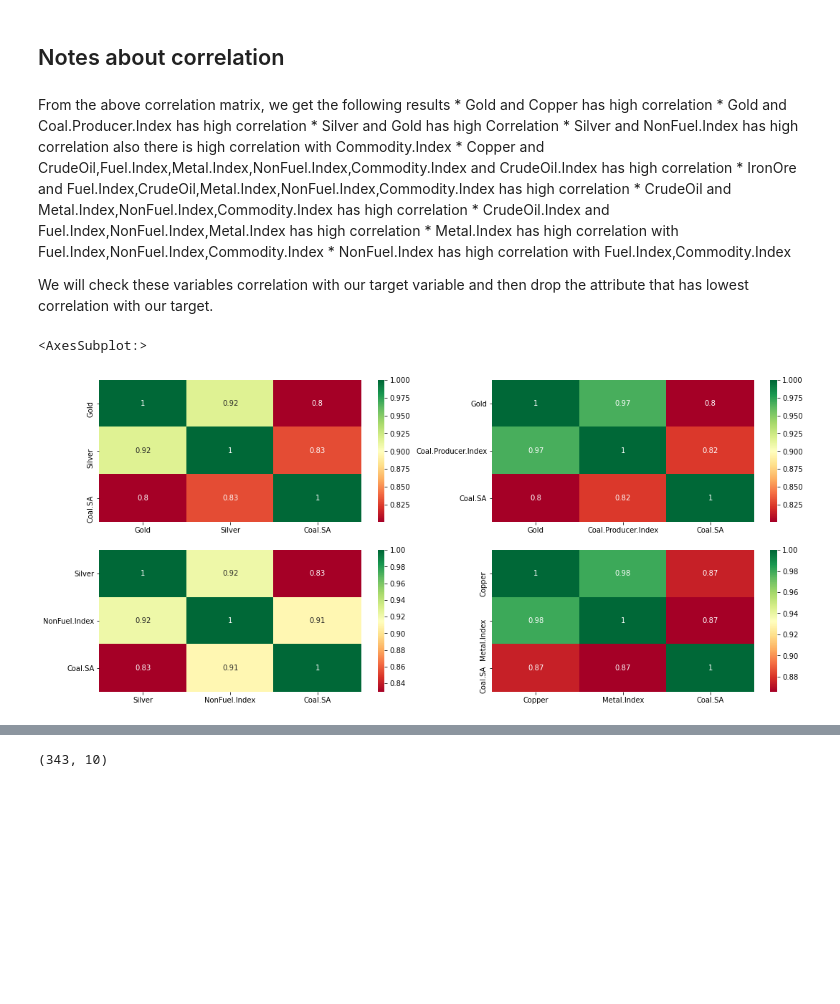
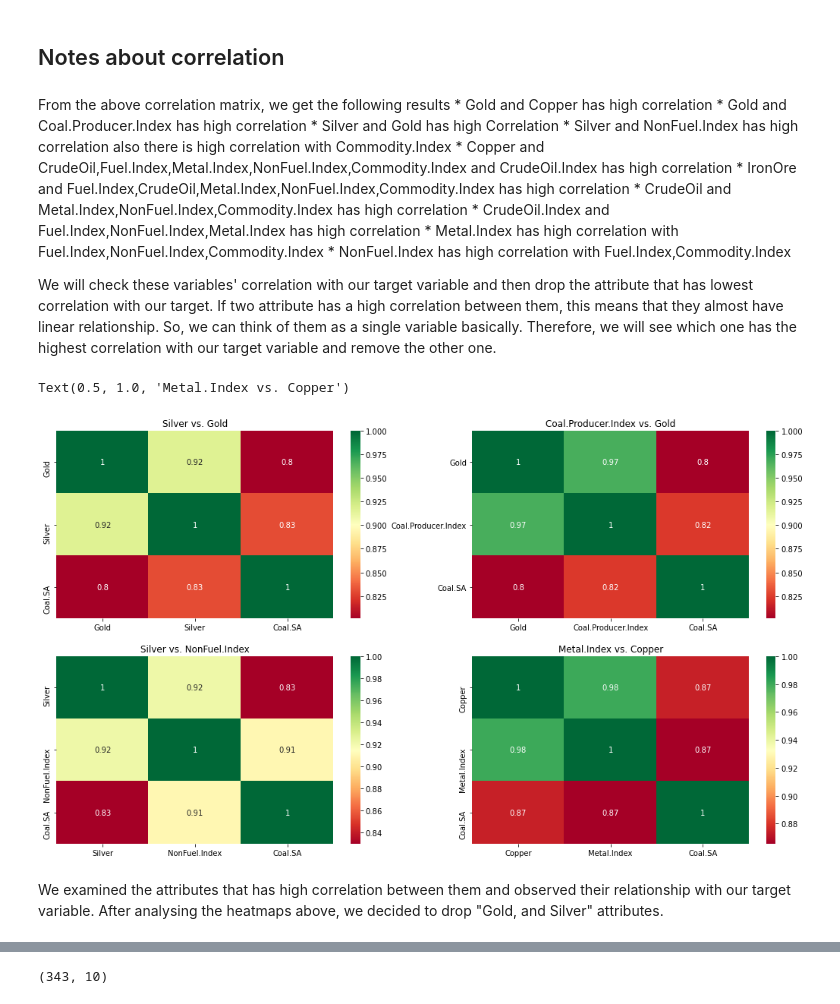
Before and after one commit to kartikeysharma95UZH/Big-Data-Analytics, a Jupyter notebook: ARIMA.ipynb, the cells around one changed output, grey strips where cells are left out. Drawn from its saved outputs; the diff is of its cells as text; code cells hidden in the pictures; blank space fills up the shorter version.

Commit message:
Update ARIMA.ipynb
1- Spearman vs Pearson
2- Plot explanations
3- Nicer code :)

```diff
--- a/ARIMA.ipynb
+++ b/ARIMA.ipynb
@@ -14,5 +14,5 @@ from statsmodels.tsa.seasonal import STL
 from statsmodels.tsa.stattools import acf, pacf
 from statsmodels.graphics.tsaplots import plot_acf, plot_pacf,month_plot,quarter_plot
 
-rcParams['figure.figsize'] = 18, 8
+rcParams['figure.figsize'] = 18, 10
 # %% [markdown]
@@ -144,15 +182,17 @@ From the above correlation matrix, we get the following results
     * Metal.Index has high correlation with Fuel.Index,NonFuel.Index,Commodity.Index
     * NonFuel.Index has high correlation with Fuel.Index,Commodity.Index
 
- We will check these variables correlation with our target variable and then drop the  attribute that has lowest correlation with our target.
+ We will check these variables' correlation with our target variable and then drop the  attribute that has lowest correlation with our target. If two attribute has a high correlation between them, this means that they almost have linear relationship. So, we can think of them as a single variable basically. Therefore, we will see which one has the highest correlation with our target variable and remove the other one.
 # %%
 fig2,ax2 = plt.subplots(2,2)
-sns.heatmap(df[['Gold','Silver','Coal.SA']].corr(),ax=ax2[0][0],annot=True,cmap="RdYlGn")
-sns.heatmap(df[['Gold','Coal.Producer.Index','Coal.SA']].corr(),ax=ax2[0][1],annot=True,cmap="RdYlGn")
-sns.heatmap(df[['Silver','NonFuel.Index','Coal.SA']].corr(),ax=ax2[1][0],annot=True,cmap="RdYlGn")
-sns.heatmap(df[['Copper','Metal.Index','Coal.SA']].corr(),ax=ax2[1][1],annot=True,cmap="RdYlGn")
+sns.heatmap(df[['Gold','Silver','Coal.SA']].corr(),ax=ax2[0][0],annot=True,cmap="RdYlGn").set_title('Silver vs. Gold')
+sns.heatmap(df[['Gold','Coal.Producer.Index','Coal.SA']].corr(),ax=ax2[0][1],annot=True,cmap="RdYlGn").set_title('Coal.Producer.Index vs. Gold')
+sns.heatmap(df[['Silver','NonFuel.Index','Coal.SA']].corr(),ax=ax2[1][0],annot=True,cmap="RdYlGn").set_title('Silver vs. NonFuel.Index')
+sns.heatmap(df[['Copper','Metal.Index','Coal.SA']].corr(),ax=ax2[1][1],annot=True,cmap="RdYlGn").set_title('Metal.Index vs. Copper')
 # %% [output]
-<AxesSubplot:>
+Text(0.5, 1.0, 'Metal.Index vs. Copper')
-[figure, old version]
+[figure, new version]
+# %% [markdown]
+We examined the attributes that has high correlation between them and observed their relationship with our target variable. After analysing the heatmaps above, we decided to drop "Gold, and Silver" attributes.
 # %%
 fig3,ax3 = plt.subplots(2,2)
```
Also changed, not shown: parts of 105 cells of this notebook.
